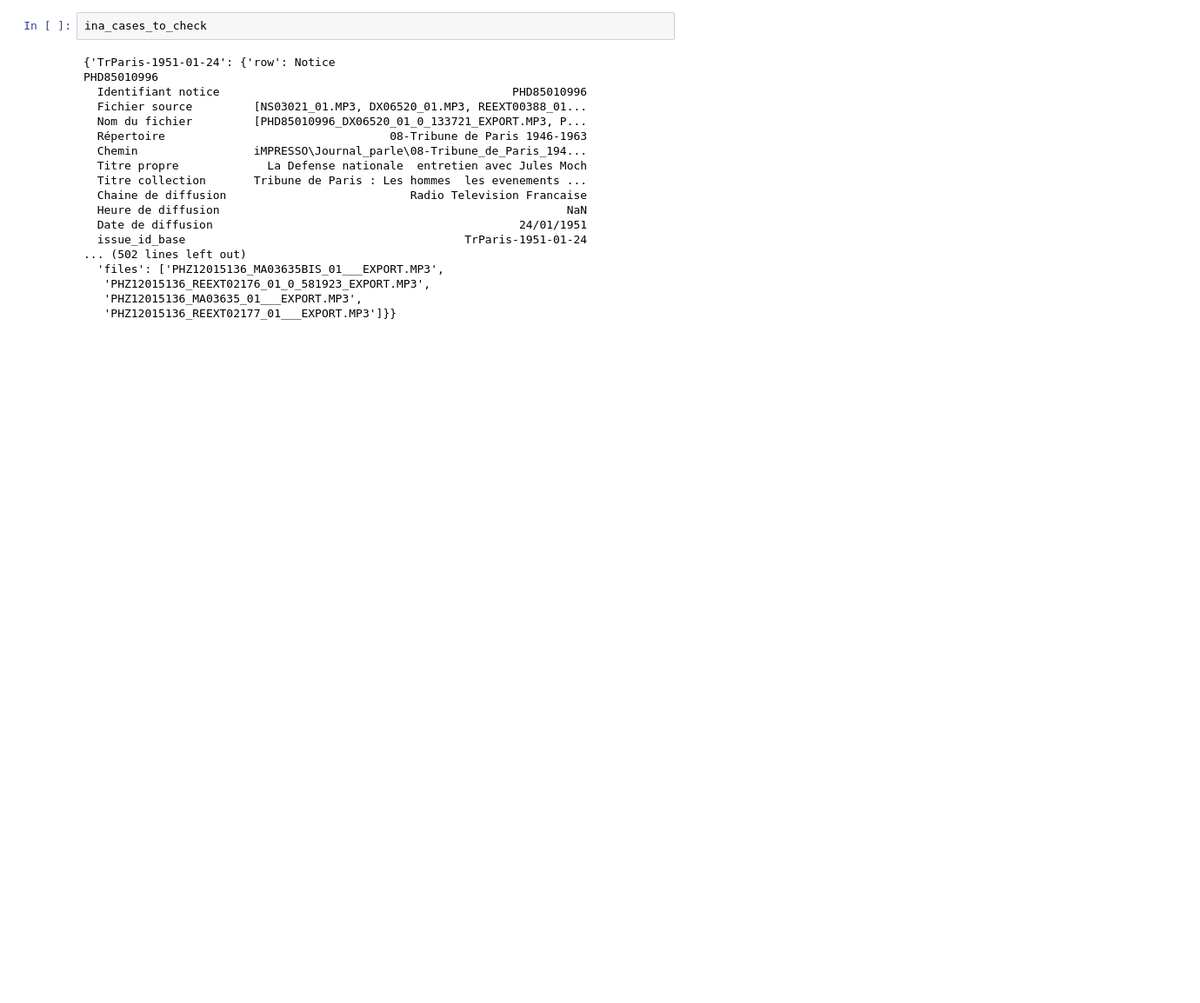
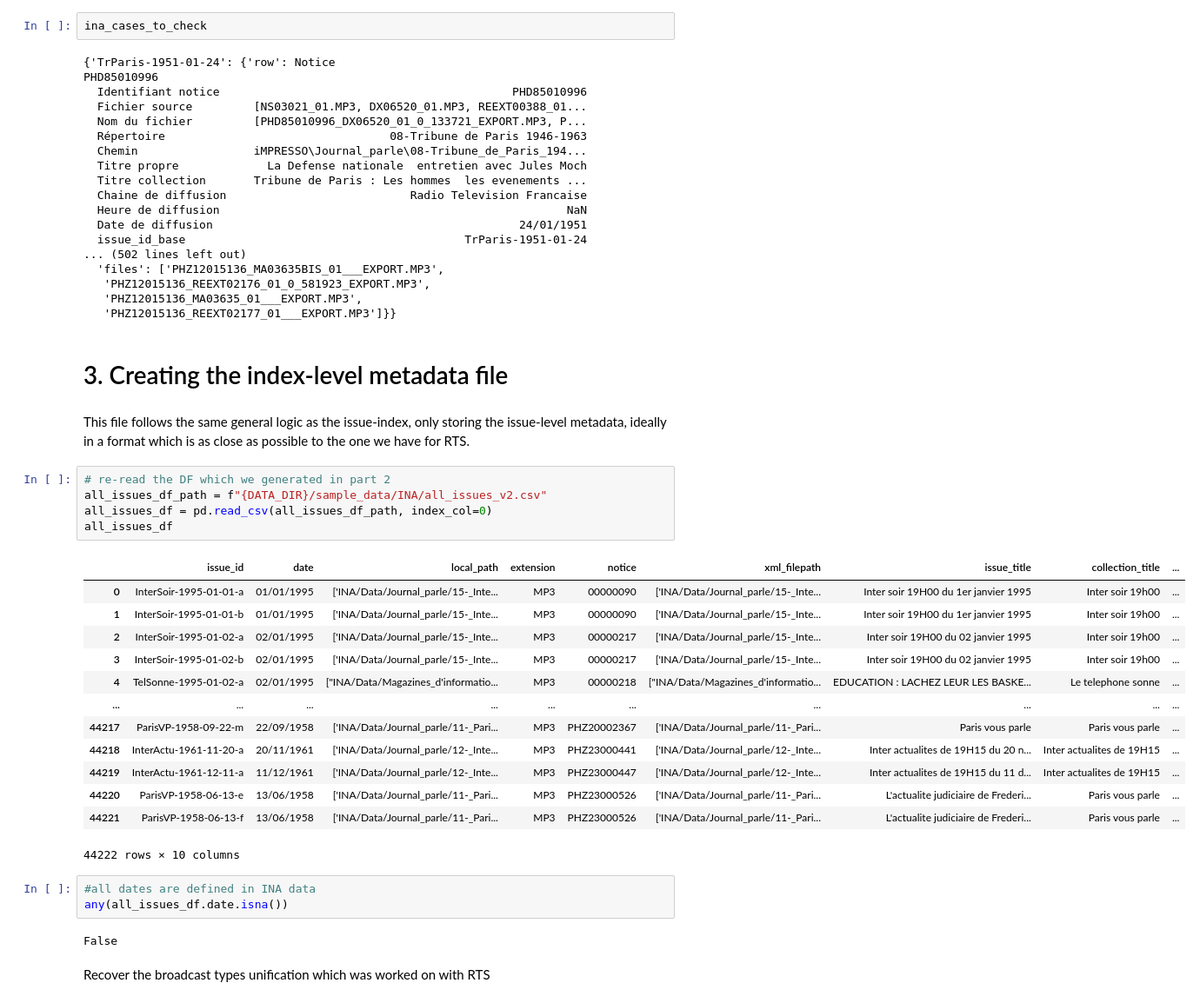
Before and after one commit to impresso/impresso-text-acquisition, a Jupyter notebook: text_preparation/importers/ina/ina_metadata_processing.ipynb, the cells around one changed output. Shown at 87% size. Cells and saved outputs as stored; diff of their text form; blank space fills up the shorter version.

```diff
--- a/text_preparation/importers/ina/ina_metadata_processing.ipynb
+++ b/text_preparation/importers/ina/ina_metadata_processing.ipynb
@@ -1202,3 +1202,33 @@ ina_cases_to_check
    'PHZ12015136_REEXT02176_01_0_581923_EXPORT.MP3',
    'PHZ12015136_MA03635_01___EXPORT.MP3',
    'PHZ12015136_REEXT02177_01___EXPORT.MP3']}}
+# %% [markdown]
+# 3. Creating the index-level metadata file
+# %% [markdown]
+This file follows the same general logic as the issue-index, only storing the issue-level metadata, ideally in a format which is as close as possible to the one we have for RTS.
+# %%
+# re-read the DF which we generated in part 2
+all_issues_df_path = f"{DATA_DIR}/sample_data/INA/all_issues_v2.csv"
+all_issues_df = pd.read_csv(all_issues_df_path, index_col=0)
+all_issues_df
+# %% [output]
+|  | issue_id | date | local_path | extension | notice | xml_filepath | issue_title | collection_title | ... |
+| 0 | InterSoir-1995-01-01-a | 01/01/1995 | ['INA/Data/Journal_parle/15-_Inte... | MP3 | 00000090 | ['INA/Data/Journal_parle/15-_Inte... | Inter soir 19H00 du 1er janvier 1995 | Inter soir 19h00 | ... |
+| 1 | InterSoir-1995-01-01-b | 01/01/1995 | ['INA/Data/Journal_parle/15-_Inte... | MP3 | 00000090 | ['INA/Data/Journal_parle/15-_Inte... | Inter soir 19H00 du 1er janvier 1995 | Inter soir 19h00 | ... |
+| 2 | InterSoir-1995-01-02-a | 02/01/1995 | ['INA/Data/Journal_parle/15-_Inte... | MP3 | 00000217 | ['INA/Data/Journal_parle/15-_Inte... | Inter soir 19H00 du 02 janvier 1995 | Inter soir 19h00 | ... |
+| 3 | InterSoir-1995-01-02-b | 02/01/1995 | ['INA/Data/Journal_parle/15-_Inte... | MP3 | 00000217 | ['INA/Data/Journal_parle/15-_Inte... | Inter soir 19H00 du 02 janvier 1995 | Inter soir 19h00 | ... |
+| 4 | TelSonne-1995-01-02-a | 02/01/1995 | ["INA/Data/Magazines_d'informatio... | MP3 | 00000218 | ["INA/Data/Magazines_d'informatio... | EDUCATION : LACHEZ LEUR LES BASKE... | Le telephone sonne | ... |
+| ... | ... | ... | ... | ... | ... | ... | ... | ... | ... |
+| 44217 | ParisVP-1958-09-22-m | 22/09/1958 | ['INA/Data/Journal_parle/11-_Pari... | MP3 | PHZ20002367 | ['INA/Data/Journal_parle/11-_Pari... | Paris vous parle | Paris vous parle | ... |
+| 44218 | InterActu-1961-11-20-a | 20/11/1961 | ['INA/Data/Journal_parle/12-_Inte... | MP3 | PHZ23000441 | ['INA/Data/Journal_parle/12-_Inte... | Inter actualites de 19H15 du 20 n... | Inter actualites de 19H15 | ... |
+| 44219 | InterActu-1961-12-11-a | 11/12/1961 | ['INA/Data/Journal_parle/12-_Inte... | MP3 | PHZ23000447 | ['INA/Data/Journal_parle/12-_Inte... | Inter actualites de 19H15 du 11 d... | Inter actualites de 19H15 | ... |
+| 44220 | ParisVP-1958-06-13-e | 13/06/1958 | ['INA/Data/Journal_parle/11-_Pari... | MP3 | PHZ23000526 | ['INA/Data/Journal_parle/11-_Pari... | L'actualite judiciaire de Frederi... | Paris vous parle | ... |
+| 44221 | ParisVP-1958-06-13-f | 13/06/1958 | ['INA/Data/Journal_parle/11-_Pari... | MP3 | PHZ23000526 | ['INA/Data/Journal_parle/11-_Pari... | L'actualite judiciaire de Frederi... | Paris vous parle | ... |
+44222 rows × 10 columns
+# %%
+#all dates are defined in INA data
+any(all_issues_df.date.isna())
+# %% [output]
+False
+# %% [markdown]
+Recover the broadcast types unification which was worked on with RTS
```
Also changed, not shown: parts of 11 cells of this notebook, 3 other files.
